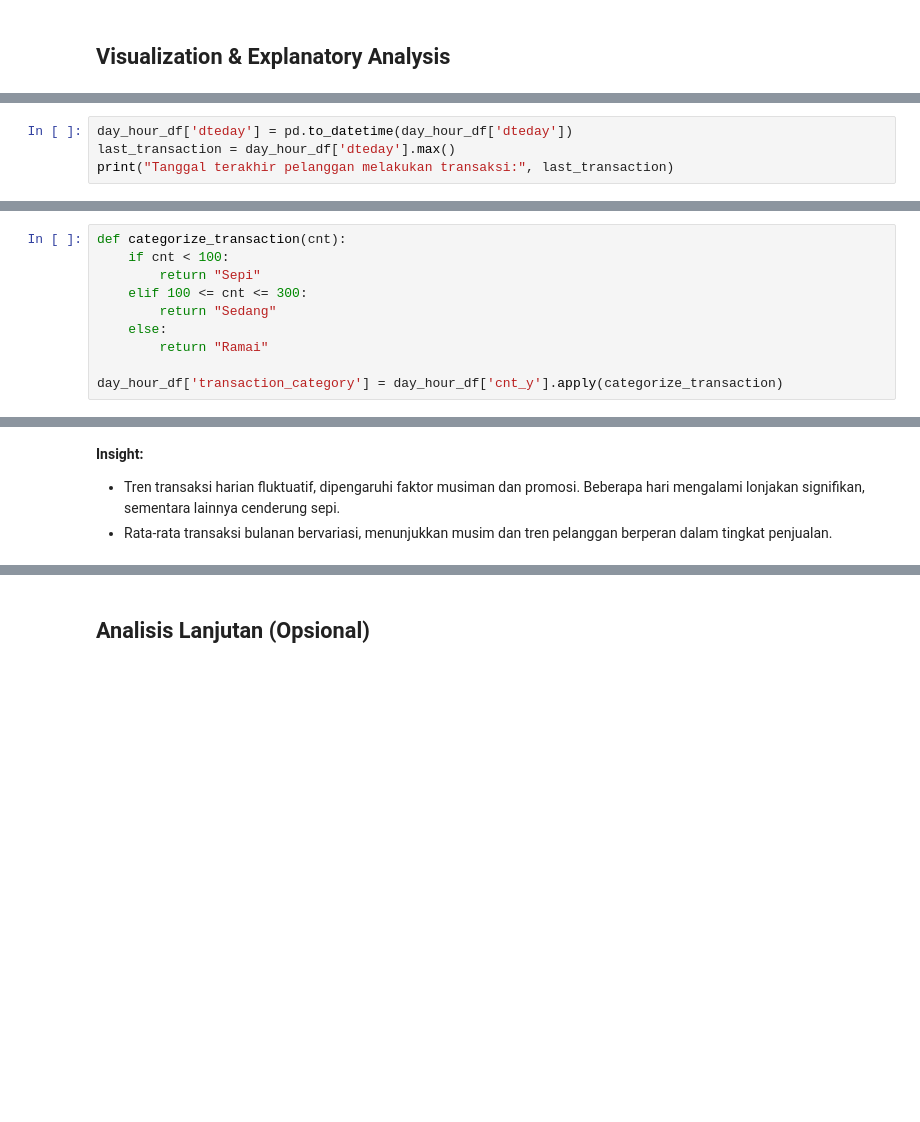
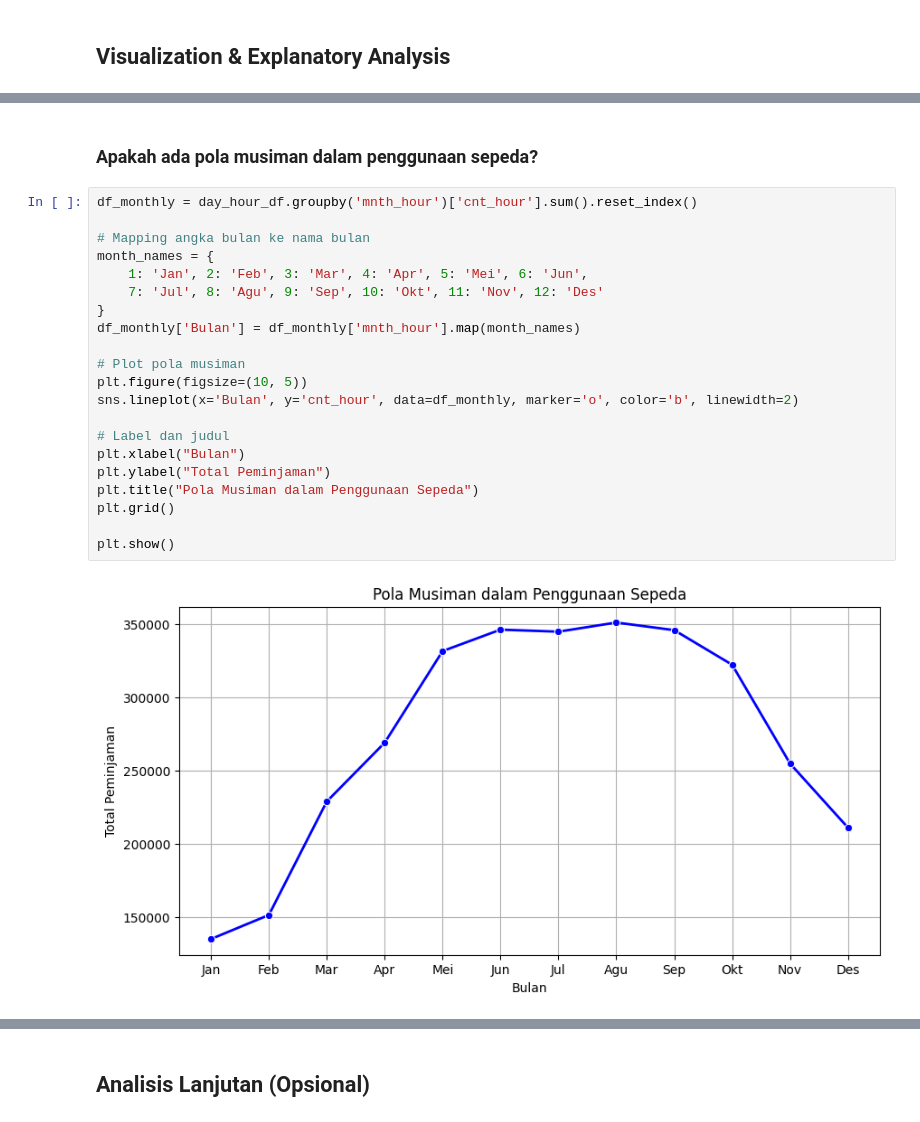
Before and after one commit to nicholasanayaputra/submission-analisa-data-dicoding, a Jupyter notebook: Proyek_Analisis_Data.ipynb, the cells around one changed output, grey strips where cells are left out. Saved outputs shown, nothing was run; the diff lists cells and outputs as text; blank space fills up the shorter version.

Commit message:
refactor : proyek analisis data & dashboard

```diff
--- a/Proyek_Analisis_Data.ipynb
+++ b/Proyek_Analisis_Data.ipynb
@@ -421,4 +342,0 @@ day_hour_df.sample(5)
-# %%
-day_hour_df['dteday'] = pd.to_datetime(day_hour_df['dteday'])
-last_transaction = day_hour_df['dteday'].max()
-print("Tanggal terakhir pelanggan melakukan transaksi:", last_transaction)
@@ -475,10 +342,0 @@ Passing `palette` without assigning `hue` is deprecated and will be removed in v
-# %%
-def categorize_transaction(cnt):
-    if cnt < 100:
-        return "Sepi"
-    elif 100 <= cnt <= 300:
-        return "Sedang"
-    else:
-        return "Ramai"
-
-day_hour_df['transaction_category'] = day_hour_df['cnt_y'].apply(categorize_transaction)
@@ -515,4 +343,25 @@ Passing `palette` without assigning `hue` is deprecated and will be removed in v
-# %% [markdown]
-**Insight:**
-- Tren transaksi harian fluktuatif, dipengaruhi faktor musiman dan promosi. Beberapa hari mengalami lonjakan signifikan, sementara lainnya cenderung sepi.
--  Rata-rata transaksi bulanan bervariasi, menunjukkan musim dan tren pelanggan berperan dalam tingkat penjualan.
+# %% [markdown]
+### Apakah ada pola musiman dalam penggunaan sepeda?
+# %%
+df_monthly = day_hour_df.groupby('mnth_hour')['cnt_hour'].sum().reset_index()
+
+# Mapping angka bulan ke nama bulan
+month_names = {
+    1: 'Jan', 2: 'Feb', 3: 'Mar', 4: 'Apr', 5: 'Mei', 6: 'Jun',
+    7: 'Jul', 8: 'Agu', 9: 'Sep', 10: 'Okt', 11: 'Nov', 12: 'Des'
+}
+df_monthly['Bulan'] = df_monthly['mnth_hour'].map(month_names)
+
+# Plot pola musiman
+plt.figure(figsize=(10, 5))
+sns.lineplot(x='Bulan', y='cnt_hour', data=df_monthly, marker='o', color='b', linewidth=2)
+
+# Label dan judul
+plt.xlabel("Bulan")
+plt.ylabel("Total Peminjaman")
+plt.title("Pola Musiman dalam Penggunaan Sepeda")
+plt.grid()
+
+plt.show()
+# %% [output]
+[figure, added]
```
Also changed, not shown: parts of 43 cells of this notebook, 2 other files.
